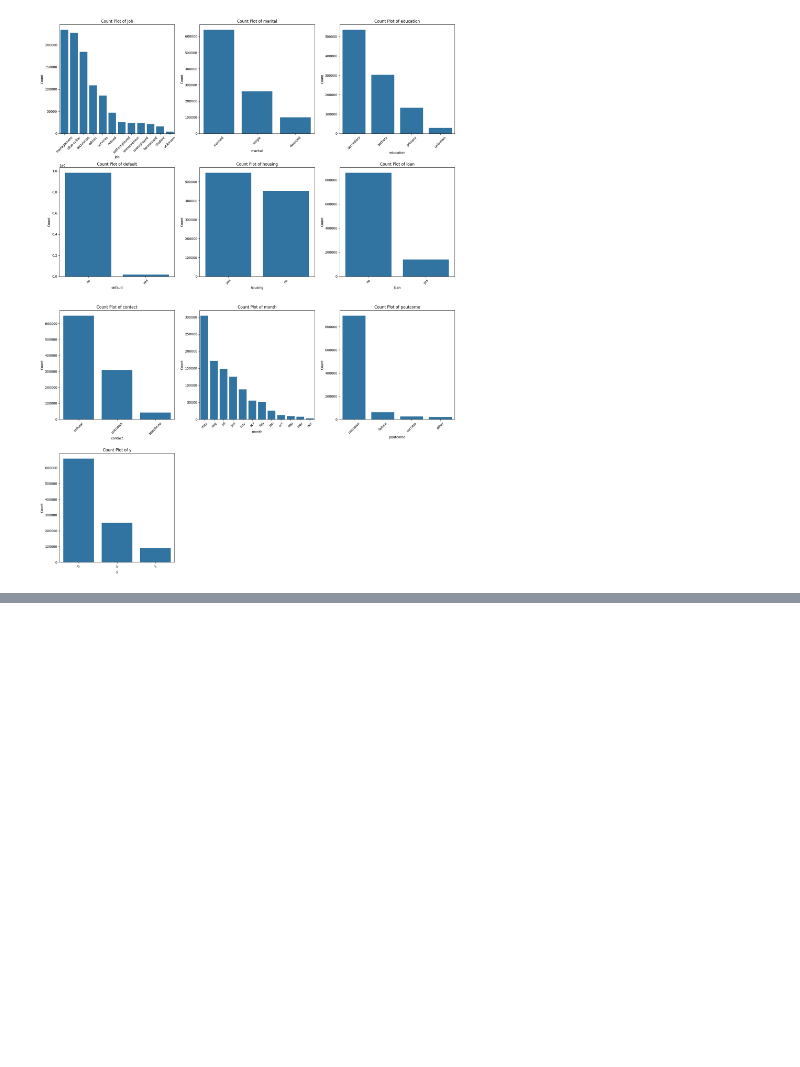
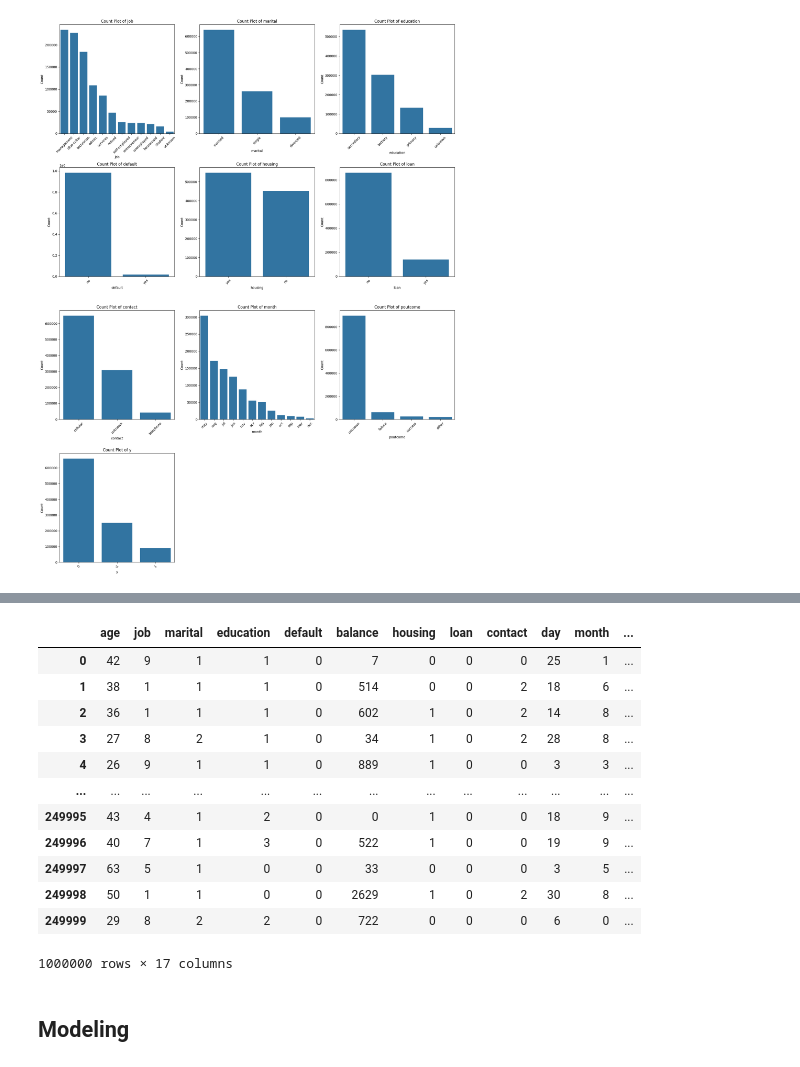
Before and after one commit to joseantonio002/kaggle, a Jupyter notebook: playground_series/binary_classification_with_bank_dataset/bc_bank.ipynb, the cells around one changed output, grey strips where cells are left out. Cells and saved outputs as stored; diff of their text form; code cells hidden in the pictures; blank space fills up the shorter version.

Commit message:
Understanding ensembling before applying

```diff
--- a/playground_series/binary_classification_with_bank_dataset/bc_bank.ipynb
+++ b/playground_series/binary_classification_with_bank_dataset/bc_bank.ipynb
@@ -255,0 +287,23 @@ countplot_all_dataframe(all_data_categorical)
+# %%
+# Apply LabelEncoder to all object (categorical) columns
+le = LabelEncoder()
+
+all_data_fe = all_data_fe.apply(lambda col: le.fit_transform(col) if col.dtype == 'object' else col)
+
+all_data_fe
+# %% [output]
+|  | age | job | marital | education | default | balance | housing | loan | contact | day | month | ... |
+| 0 | 42 | 9 | 1 | 1 | 0 | 7 | 0 | 0 | 0 | 25 | 1 | ... |
+| 1 | 38 | 1 | 1 | 1 | 0 | 514 | 0 | 0 | 2 | 18 | 6 | ... |
+| 2 | 36 | 1 | 1 | 1 | 0 | 602 | 1 | 0 | 2 | 14 | 8 | ... |
+| 3 | 27 | 8 | 2 | 1 | 0 | 34 | 1 | 0 | 2 | 28 | 8 | ... |
+| 4 | 26 | 9 | 1 | 1 | 0 | 889 | 1 | 0 | 0 | 3 | 3 | ... |
+| ... | ... | ... | ... | ... | ... | ... | ... | ... | ... | ... | ... | ... |
+| 249995 | 43 | 4 | 1 | 2 | 0 | 0 | 1 | 0 | 0 | 18 | 9 | ... |
+| 249996 | 40 | 7 | 1 | 3 | 0 | 522 | 1 | 0 | 0 | 19 | 9 | ... |
+| 249997 | 63 | 5 | 1 | 0 | 0 | 33 | 0 | 0 | 0 | 3 | 5 | ... |
+| 249998 | 50 | 1 | 1 | 0 | 0 | 2629 | 1 | 0 | 2 | 30 | 8 | ... |
+| 249999 | 29 | 8 | 2 | 2 | 0 | 722 | 0 | 0 | 0 | 6 | 0 | ... |
+1000000 rows × 17 columns
+# %% [markdown]
+## Modeling
```
Also changed, not shown: parts of 8 cells of this notebook.
